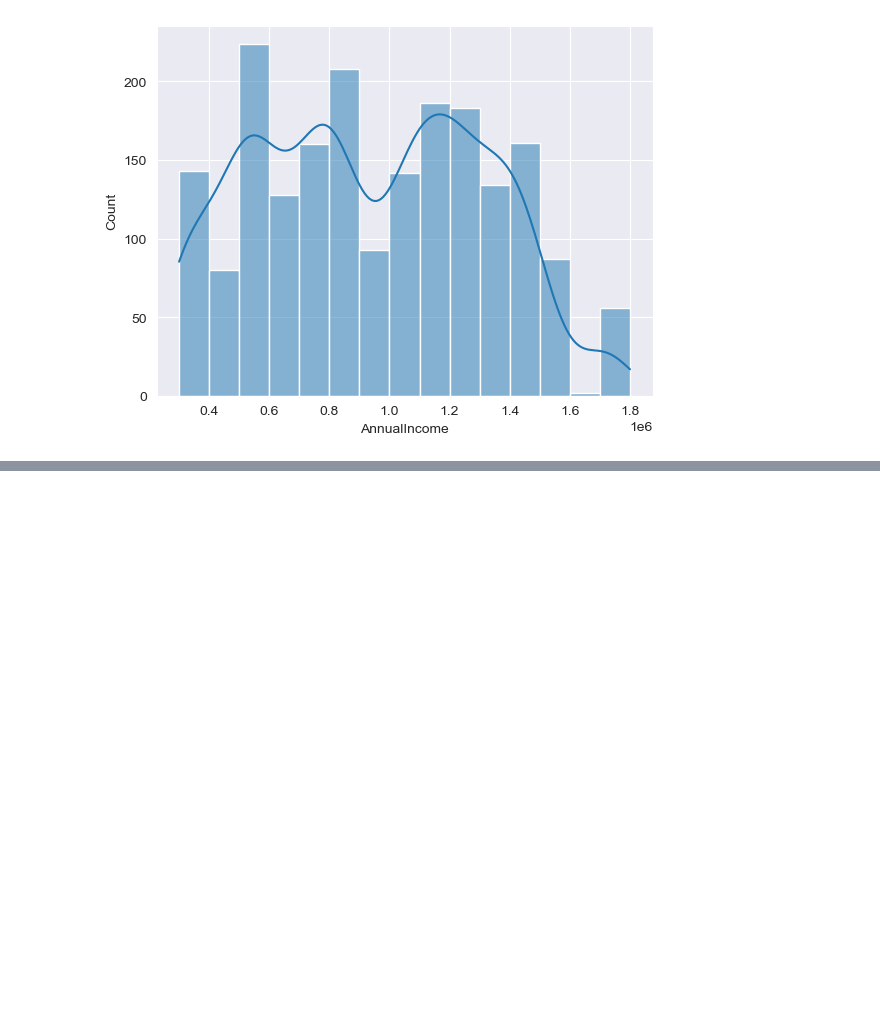
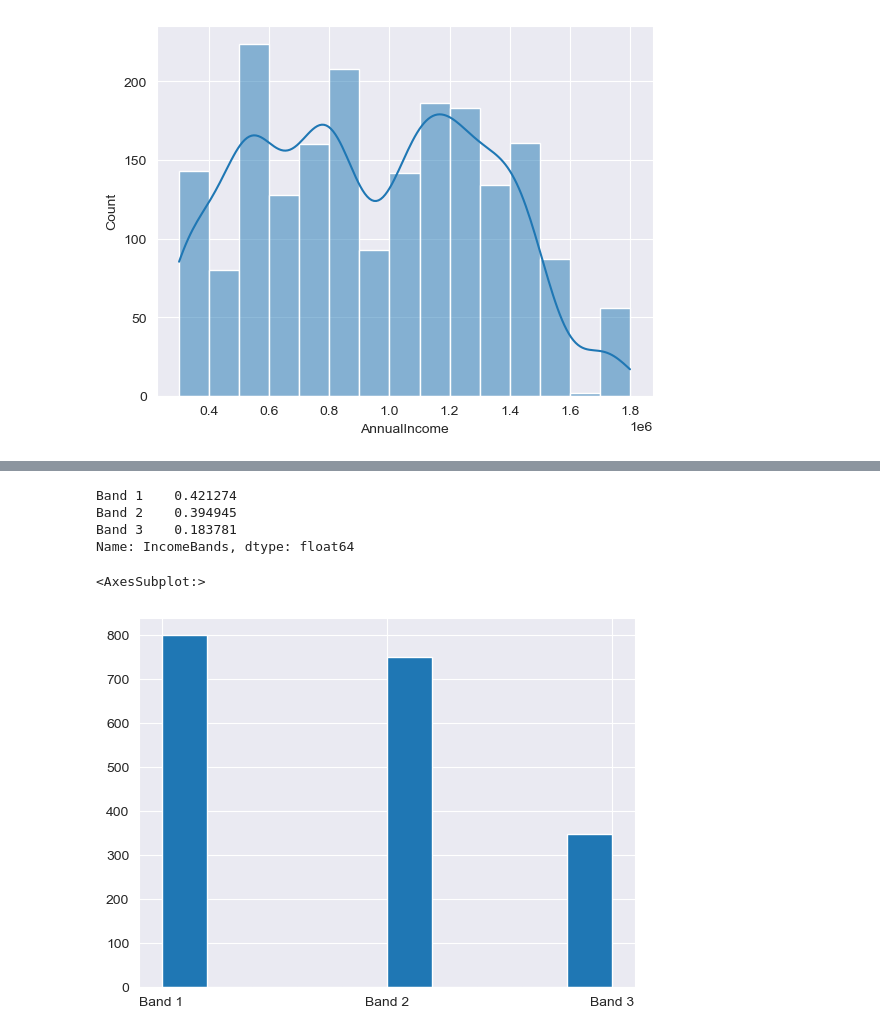
Before and after one commit to ade-mola/travel_insurance_analysis, a Jupyter notebook: notebooks/travel_insurance_analysis.ipynb, the cells around one changed output, grey strips where cells are left out. Drawn from its saved outputs; the diff is of its cells as text; code cells hidden in the pictures; blank space fills up the shorter version.

```diff
--- a/notebooks/travel_insurance_analysis.ipynb
+++ b/notebooks/travel_insurance_analysis.ipynb
@@ -73,3 +84,17 @@ sns.histplot(data=raw_data, x='AnnualIncome', kde=True)
 # %% [output]
 <AxesSubplot:xlabel='AnnualIncome', ylabel='Count'>
 [figure]
+# %%
+# we can create bins for the AnnualIncome column
+# grouping an individual's income into 'Band 1', 'Band 2', or 'Band 3'
+# Band 1 - low earners
+# Band 2 - average earners
+# Band 3 - top earners
+
+max_income = raw_data.AnnualIncome.max()
+min_income = raw_data.AnnualIncome.min()
+bins = np.linspace(min_income, max_income, 4)
+
+bands = ['Band 1', 'Band 2', 'Band 3']
+
+raw_data['IncomeBands'] = pd.cut(raw_data.AnnualIncome, bins, labels=bands)
@@ -75,0 +114,12 @@ sns.histplot(data=raw_data, x='AnnualIncome', kde=True)
+# %%
+raw_data.IncomeBands.value_counts(normalize=True)
+# %% [output]
+Band 1    0.421274
+Band 2    0.394945
+Band 3    0.183781
+Name: IncomeBands, dtype: float64
+# %%
+raw_data.IncomeBands.hist()
+# %% [output]
+<AxesSubplot:>
+[figure, added]
```
Also changed, not shown: parts of 9 cells of this notebook, 1 other file.
